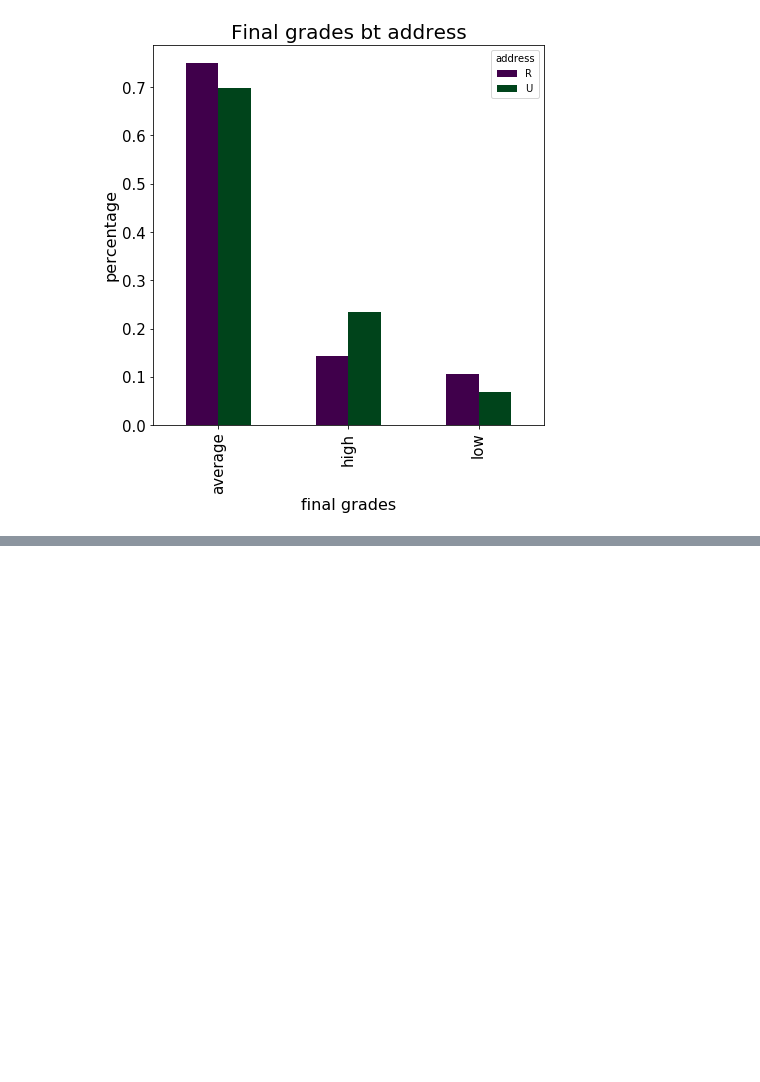
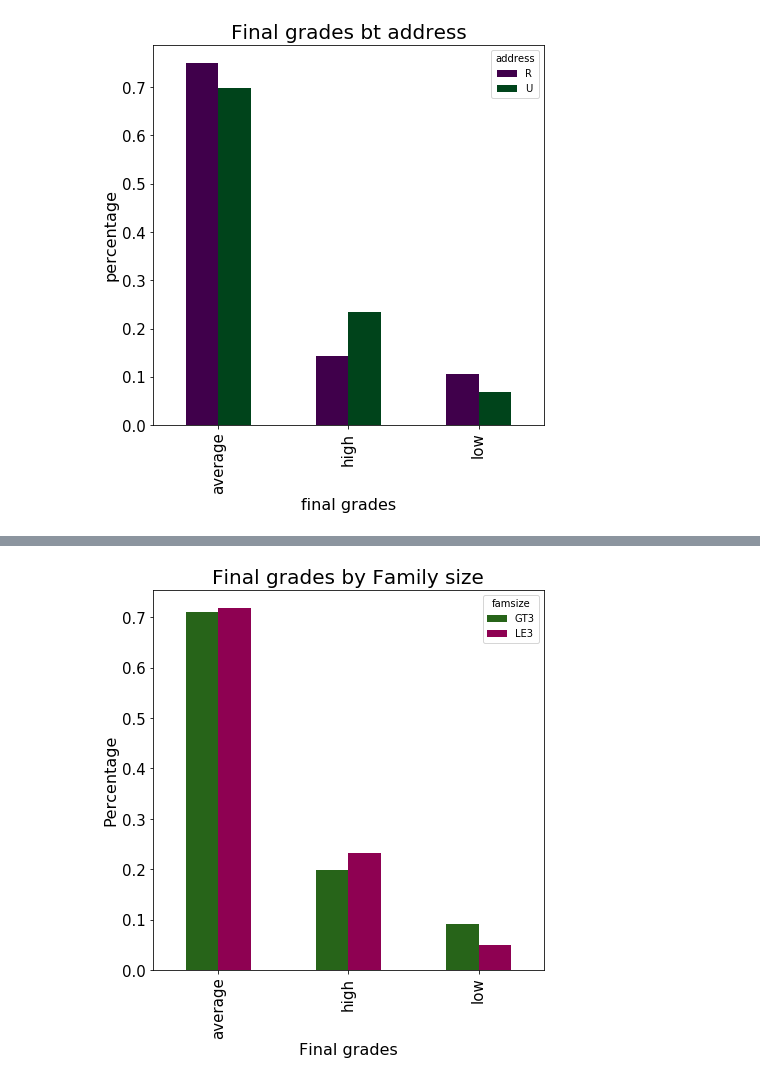
Before and after one commit to Maithreyan11/Machine-Learning, a Jupyter notebook: Student/student.ipynb, the cells around one changed output, grey strips where cells are left out. Drawn from its saved outputs; the diff is of its cells as text; code cells hidden in the pictures; blank space fills up the shorter version.

```diff
--- a/Student/student.ipynb
+++ b/Student/student.ipynb
@@ -230,0 +238,10 @@ plt.show()
+# %%
+famsizetab1=pd.crosstab(columns=stu.famsize,index=stu.grades)
+famsize_perc=famsizetab1.apply(perc).reindex(index)
+famsize_perc.plot.bar(colormap="PiYG_r",fontsize=15,figsize=(7,7))
+plt.title('Final grades by Family size',fontsize=20)
+plt.ylabel('Percentage',fontsize=16)
+plt.xlabel('Final grades',fontsize=16)
+plt.show()
+# %% [output]
+[figure, added]
```
Also changed, not shown: parts of 19 cells of this notebook, 1 other file.
